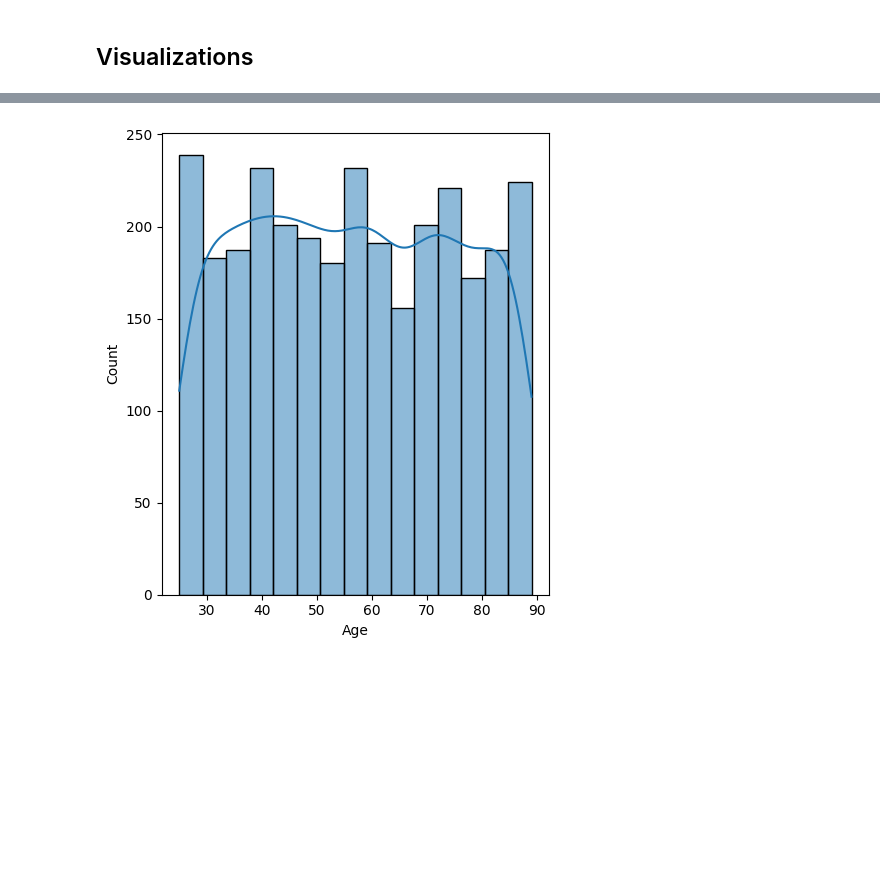
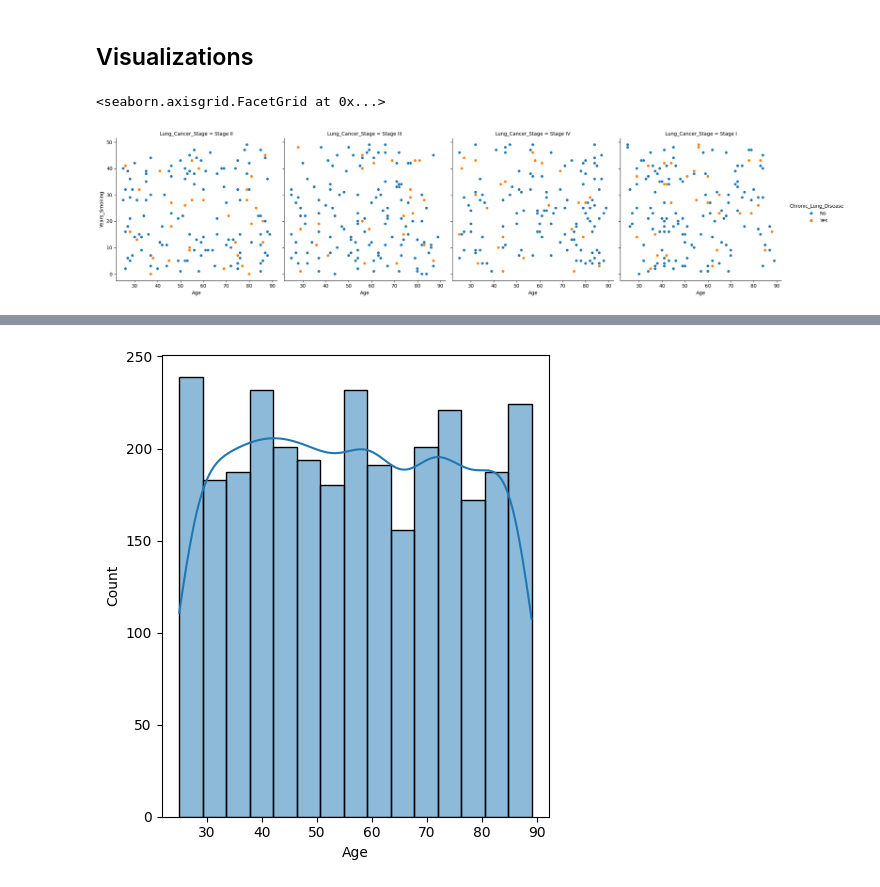
Before and after one commit to Astro0re/Machine_Learning_and_AI, a Jupyter notebook: Lung_cancer Model/Lung_model.ipynb, the cells around one changed output, grey strips where cells are left out. Drawn from its saved outputs; the diff is of its cells as text; code cells hidden in the pictures; blank space fills up the shorter version.

```diff
--- a/Lung_cancer Model/Lung_model.ipynb
+++ b/Lung_cancer Model/Lung_model.ipynb
@@ -128,4 +128,9 @@ Lung_Data.describe()
 | max | 89.000000 | 49.000000 | 39.000000 | 45.700000 | 2024.000000 |
 # %% [markdown]
 ## Visualizations
+# %%
+sns.relplot(data=Lung_Data , x="Age", y="Years_Smoking" , col="Lung_Cancer_Stage",hue='Chronic_Lung_Disease')
+# %% [output]
+<seaborn.axisgrid.FacetGrid at 0x...>
+[figure, added]
 # %%
```
Also changed, not shown: parts of 8 cells of this notebook.
